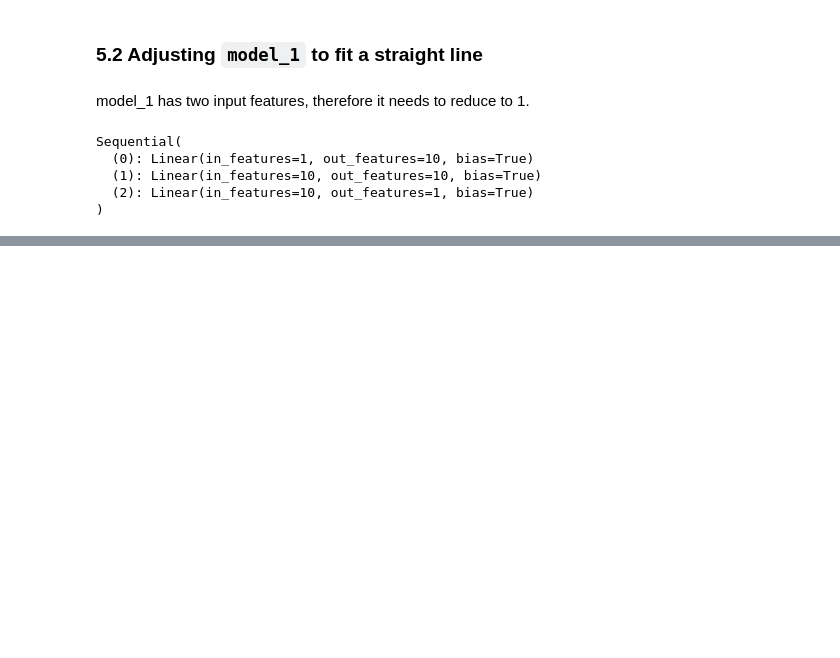
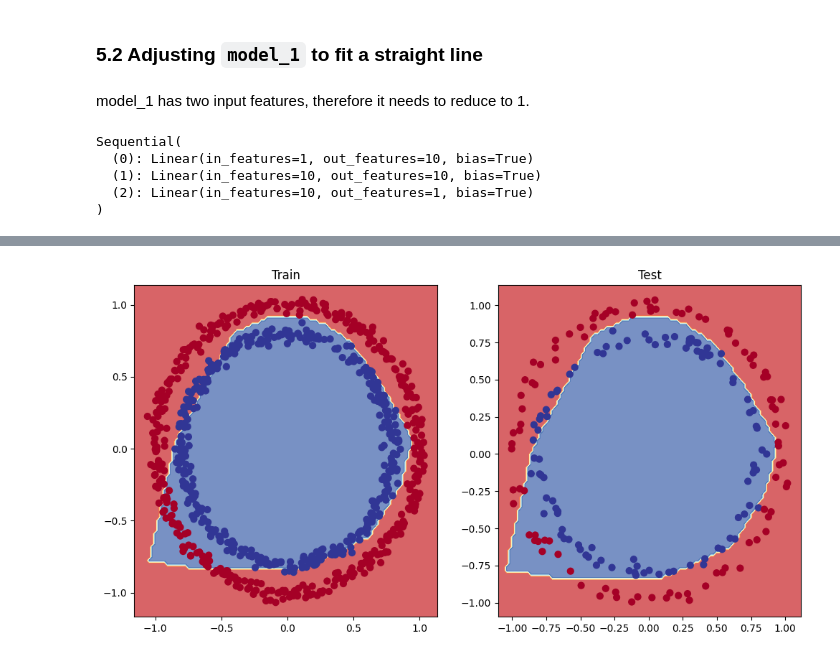
Before and after one commit to lirichardil/PyTorch, a Jupyter notebook: 02_PyTorch Neural Network Classification.ipynb, the cells around one changed output, grey strips where cells are left out. Saved outputs shown, nothing was run; the diff lists cells and outputs as text; code cells hidden in the pictures; blank space fills up the shorter version.

```diff
--- a/02_PyTorch Neural Network Classification.ipynb
+++ b/02_PyTorch Neural Network Classification.ipynb
@@ -795,0 +846,13 @@ Epoch:900 | Loss : 0.01406 | Test Loss: 0.00288
+# %%
+# Convert data to tensors and then to test splits and train
+
+import torch
+from sklearn.model_selection import train_test_split
+
+X = torch.from_numpy(X).type(torch.float32)
+y = torch.from_numpy(y).type(torch.float32)
+
+#Split
+X_train, X_test, y_train, y_test = train_test_split(X, y, test_size=0.2, random_state=42)
+
+X_train[:5]
@@ -795,0 +916,55 @@ Epoch:900 | Loss : 0.01406 | Test Loss: 0.00288
+# %%
+
+
+
+loss_fn = nn.BCEWithLogitsLoss()
+optimizer = torch.optim.SGD(params=model_3.parameters(), lr=0.1)
+
+
+torch.manual_seed(42)
+torch.cuda.manual_seed(42)
+
+# Put all data on target device
+
+X_train,y_train = X_train.to(device),y_train.to(device)
+X_test,y_test = X_test.to(device),y_test.to(device)
+
+# Loop through data
+epochs = 1000
+for epoch in range(epochs):
+    ### Training
+    model_3.train() # don't forget this
+    #1. Forward pass
+    y_logits = model_3(X_train).squeeze()
+    y_pred = torch.round(torch.sigmoid(y_logits)) # Turn logits -> pred probabilities -> pred labels
+    # Calculate the loss/accurancy, loss_fn is BCEWithLogitsLoss
+    loss = loss_fn(y_logits, #nn.BCEWithLogitsLoss Expect raw logits
+                   y_train)
+    acc = accuracy_fn(y_true=y_train,y_pred=y_pred) # accuracy function
+    #3. Optimizer zero grad
+    optimizer.zero_grad()
+    #4. Loss Backward
+    loss.backward()
+    #5. Optimizer step
+    optimizer.step() # gradient descent
+    ## Testing
+    model_3.eval()
+    with torch.inference_mode():
+        #1. Forwar pass
+        test_logits = model_3(X_test).squeeze()
+        test_pred = torch.round(torch.sigmoid(test_logits))
+        #2. calculate the test loss/accuracy
+        test_loss = loss_fn(test_logits,y_test)
+        test_acc = accuracy_fn(y_true=y_test,y_pred=test_pred)
+        #print out what's happening
+        if epoch % 100 == 0:
+            print(f"Epoch:{epoch} | Loss : {loss:.5f}, Acc:{acc:.2f}% | Test Loss: {test_loss:.5f} Test acc :{test_acc:.5f}")
+# Plot decision boundary
+plt.figure(figsize=(12,6))
+plt.subplot(1,2,1)
+plt.title("Train")
+plot_decision_boundary(model_3, X_train, y_train)
+plt.subplot(1,2,2)
+plt.title("Test")
+plot_decision_boundary(model_3, X_test, y_test)
+# %% [output]
@@ -795,0 +981 @@ Epoch:900 | Loss : 0.01406 | Test Loss: 0.00288
+[figure, added]
```
Also changed, not shown: parts of 38 cells of this notebook.
